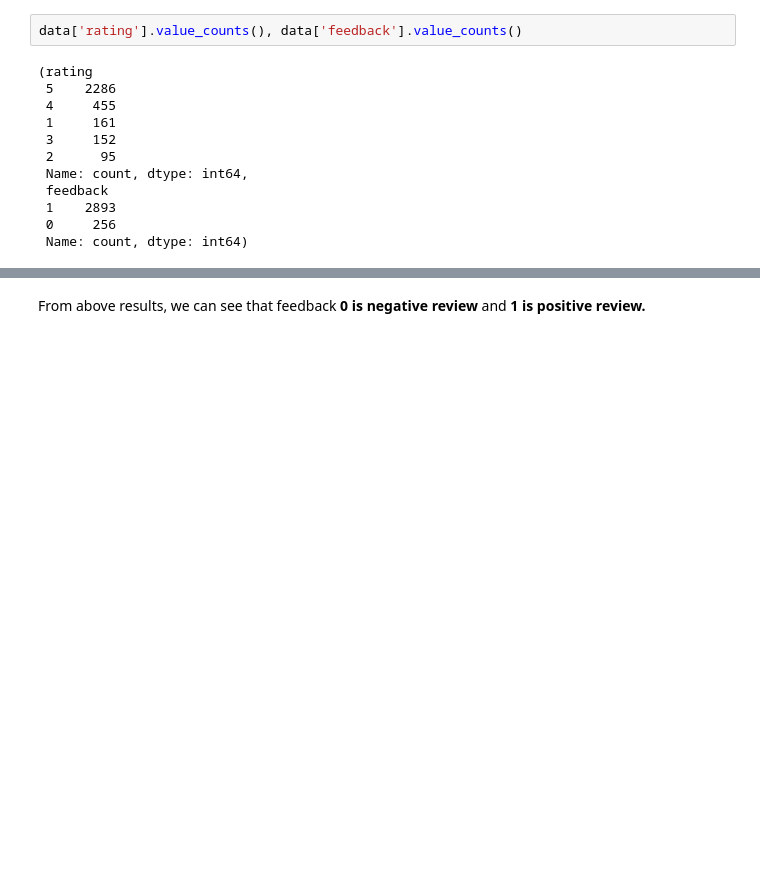
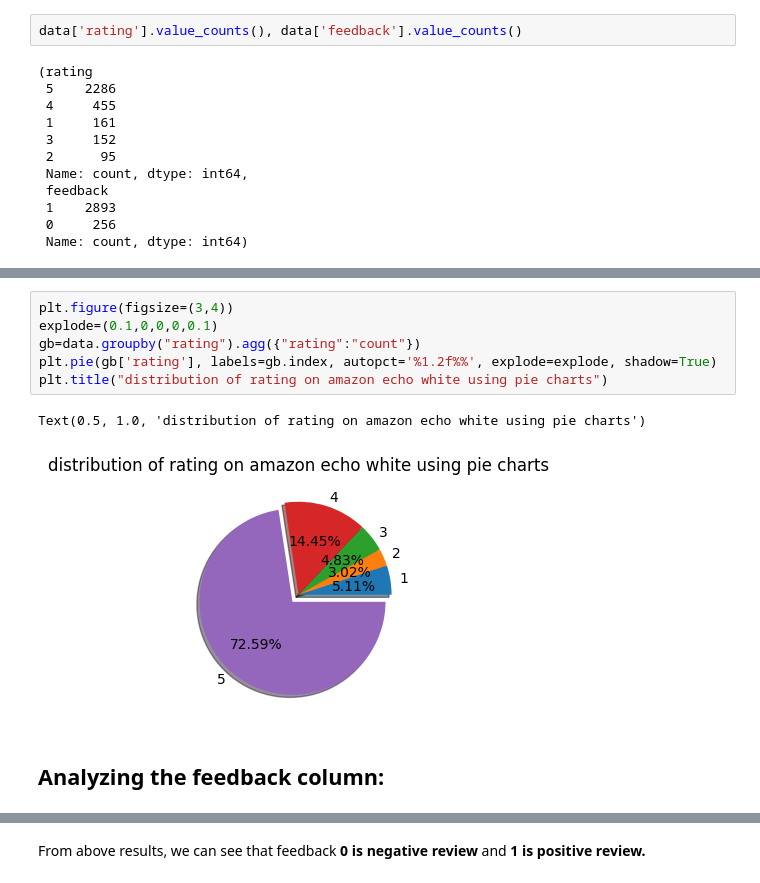
Before and after one commit to rtgsepoct/amazon-alexia-review-sentiment_analysis, a Jupyter notebook: amazon-alexa-review-sentiment_analysis.ipynb, the cells around one changed output, grey strips where cells are left out. Drawn from its saved outputs; the diff is of its cells as text; blank space fills up the shorter version.

```diff
--- a/amazon-alexa-review-sentiment_analysis.ipynb
+++ b/amazon-alexa-review-sentiment_analysis.ipynb
@@ -192,0 +208,11 @@ data['rating'].value_counts(), data['feedback'].value_counts()
+# %%
+plt.figure(figsize=(3,4))
+explode=(0.1,0,0,0,0.1)
+gb=data.groupby("rating").agg({"rating":"count"})
+plt.pie(gb['rating'], labels=gb.index, autopct='%1.2f%%', explode=explode, shadow=True)
+plt.title("distribution of rating on amazon echo white using pie charts")
+# %% [output]
+Text(0.5, 1.0, 'distribution of rating on amazon echo white using pie charts')
+[figure, added]
+# %% [markdown]
+## Analyzing the feedback column:
```
Also changed, not shown: parts of 8 cells of this notebook.
